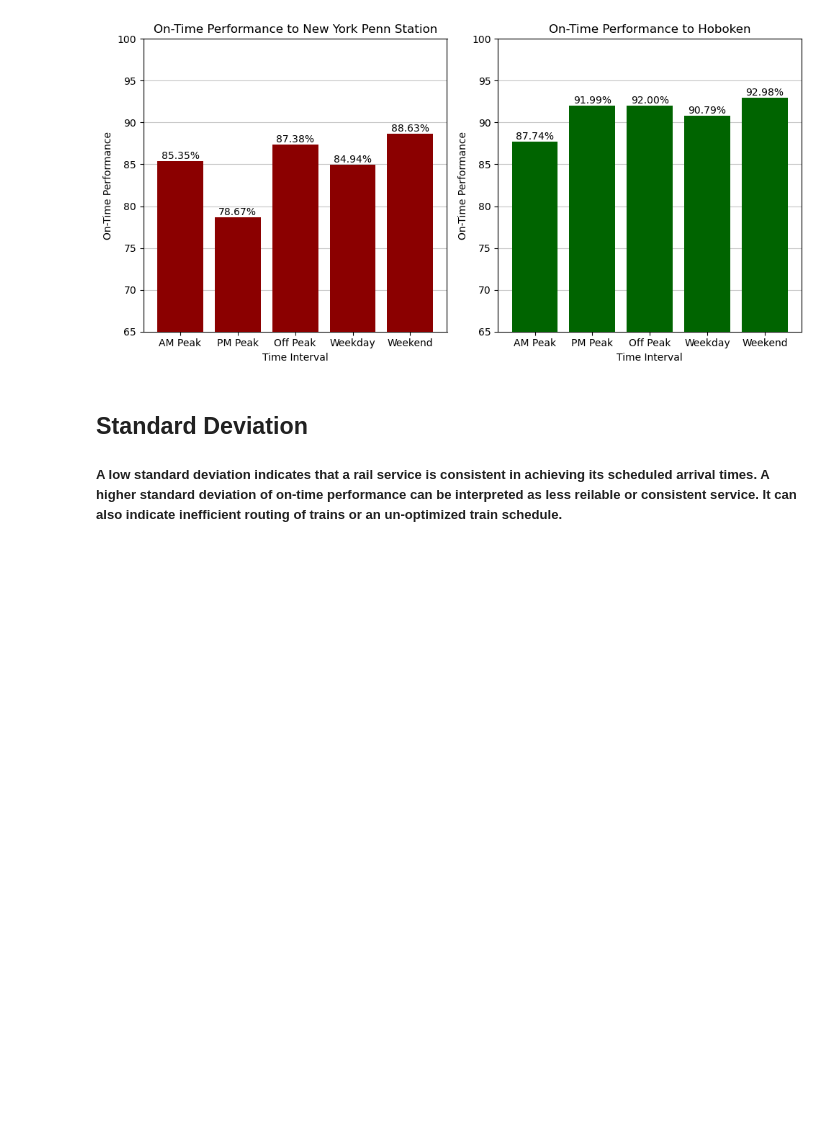
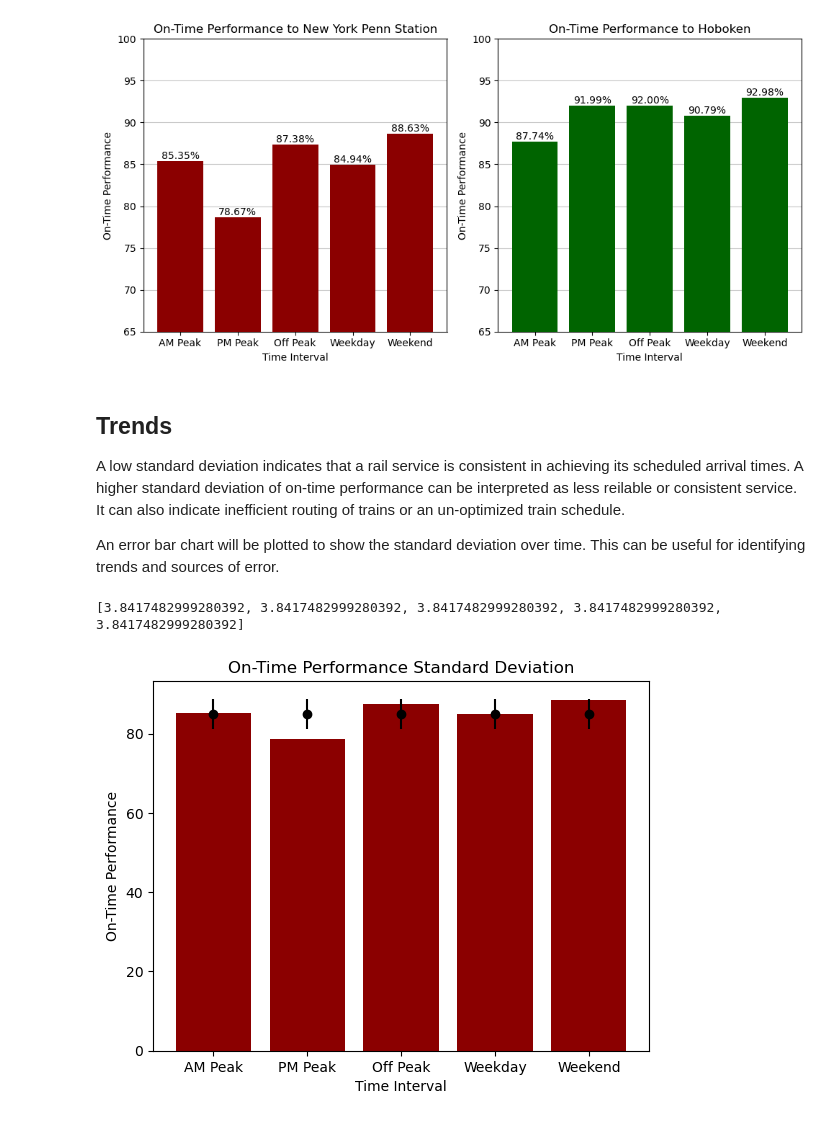
Before and after one commit to d0ugherty/On-Time-Performance-Stats, a Jupyter notebook: on_time_performance.ipynb, the cells around one changed output. Saved outputs shown, nothing was run; the diff lists cells and outputs as text; code cells hidden in the pictures; blank space fills up the shorter version.

Commit message:
started standard deviation

```diff
--- a/on_time_performance.ipynb
+++ b/on_time_performance.ipynb
@@ -151,5 +151,39 @@ plt.show()
 # %% [output]
 [figure]
 # %% [markdown]
-## Standard Deviation <br>
-##### A low standard deviation indicates that a rail service is consistent in achieving its scheduled arrival times. A higher standard deviation of on-time performance can be interpreted as less reilable or consistent service. It can also indicate inefficient routing of trains or an un-optimized train schedule.
+## Trends <br>
+A low standard deviation indicates that a rail service is consistent in achieving its scheduled arrival times. A higher standard deviation of on-time performance can be interpreted as less reilable or consistent service. It can also indicate inefficient routing of trains or an un-optimized train schedule. <br>
+
+An error bar chart will be plotted to show the standard deviation over time. This can be useful for identifying trends and sources of error.
+# %%
+# finish this
+
+all_services['month_year'] = all_services['date'].dt.to_period('M')
+m_y_periods = all_services['month_year'].unique()
+
+otps = helper.otp_for_destination(all_services,'New York Penn Station')
+
+
+means = [np.mean(otps) for _ in range(len(categories))]
+std_devs = [helper.calculate_std_dev(otps) for _ in range(len(categories))]
+
+print(std_devs)
+
+categories = ['AM Peak', 'PM Peak', 'Off Peak', 'Weekday', 'Weekend']
+xpos = np.arange(len(categories))
+
+plt.bar(xpos, otps, color='darkred', zorder=0)
+
+
+plt.errorbar(xpos, means, yerr=std_devs, fmt='o', color='black', zorder=0)
+
+
+plt.xticks(xpos, categories)
+plt.xlabel('Time Interval')
+plt.ylabel('On-Time Performance')
+plt.title('On-Time Performance Standard Deviation')
+
+plt.show()
+# %% [output]
+[3.8417482999280392, 3.8417482999280392, 3.8417482999280392, 3.8417482999280392, 3.8417482999280392]
+[figure, added]
```
Also changed, not shown: 1 other file.
